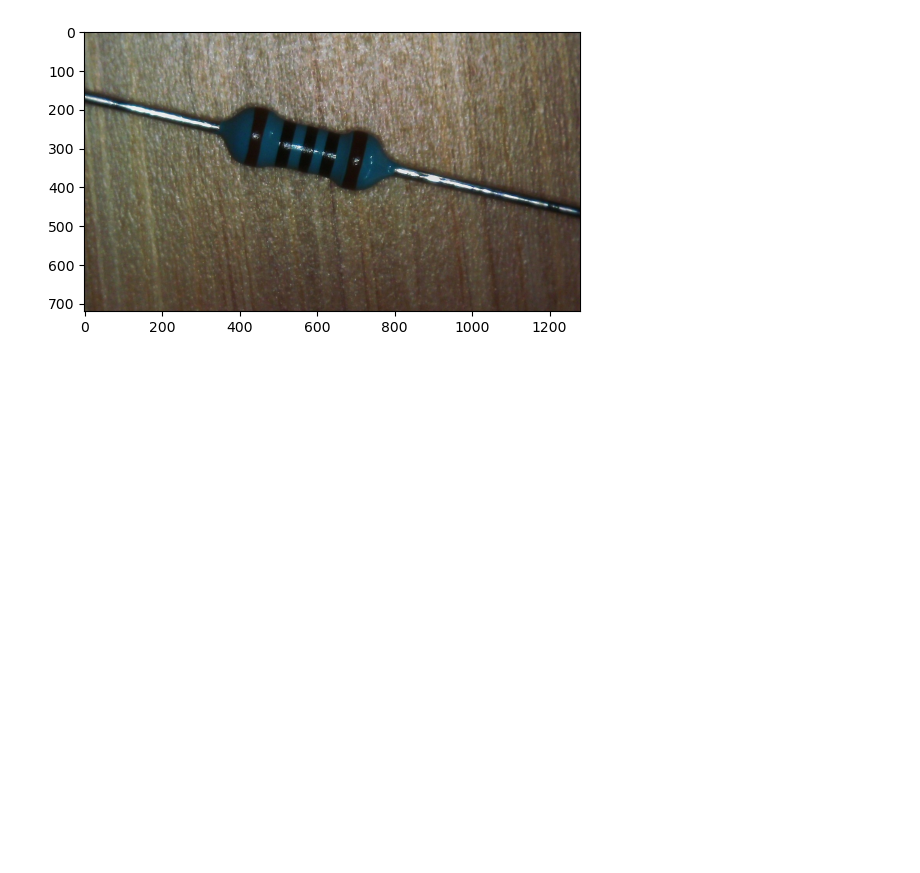
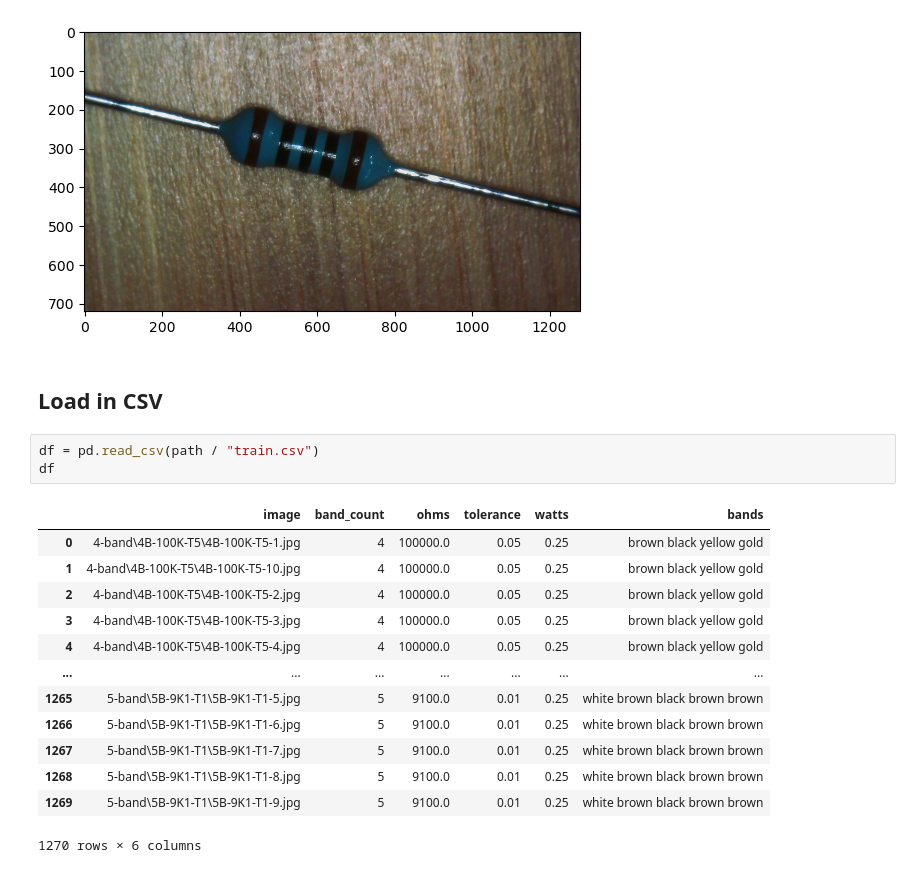
Before and after one commit to MrWlobo/Resistance-Value-From-Image, a Jupyter notebook: main.ipynb, the cells around one changed output. Drawn from its saved outputs; the diff is of its cells as text; blank space fills up the shorter version.

```diff
--- a/main.ipynb
+++ b/main.ipynb
@@ -97,3 +98,22 @@ plt.imshow(five_band_images[10])
 # %% [output]
 <matplotlib.image.AxesImage at 0x...>
 [figure]
+# %% [markdown]
+## Load in CSV
+# %%
+df = pd.read_csv(path / "train.csv")
+df
+# %% [output]
+|  | image | band_count | ohms | tolerance | watts | bands |
+| 0 | 4-band\4B-100K-T5\4B-100K-T5-1.jpg | 4 | 100000.0 | 0.05 | 0.25 | brown black yellow gold |
+| 1 | 4-band\4B-100K-T5\4B-100K-T5-10.jpg | 4 | 100000.0 | 0.05 | 0.25 | brown black yellow gold |
+| 2 | 4-band\4B-100K-T5\4B-100K-T5-2.jpg | 4 | 100000.0 | 0.05 | 0.25 | brown black yellow gold |
+| 3 | 4-band\4B-100K-T5\4B-100K-T5-3.jpg | 4 | 100000.0 | 0.05 | 0.25 | brown black yellow gold |
+| 4 | 4-band\4B-100K-T5\4B-100K-T5-4.jpg | 4 | 100000.0 | 0.05 | 0.25 | brown black yellow gold |
+| ... | ... | ... | ... | ... | ... | ... |
+| 1265 | 5-band\5B-9K1-T1\5B-9K1-T1-5.jpg | 5 | 9100.0 | 0.01 | 0.25 | white brown black brown brown |
+| 1266 | 5-band\5B-9K1-T1\5B-9K1-T1-6.jpg | 5 | 9100.0 | 0.01 | 0.25 | white brown black brown brown |
+| 1267 | 5-band\5B-9K1-T1\5B-9K1-T1-7.jpg | 5 | 9100.0 | 0.01 | 0.25 | white brown black brown brown |
+| 1268 | 5-band\5B-9K1-T1\5B-9K1-T1-8.jpg | 5 | 9100.0 | 0.01 | 0.25 | white brown black brown brown |
+| 1269 | 5-band\5B-9K1-T1\5B-9K1-T1-9.jpg | 5 | 9100.0 | 0.01 | 0.25 | white brown black brown brown |
+1270 rows × 6 columns
```
Also changed, not shown: parts of 1 cell of this notebook.
